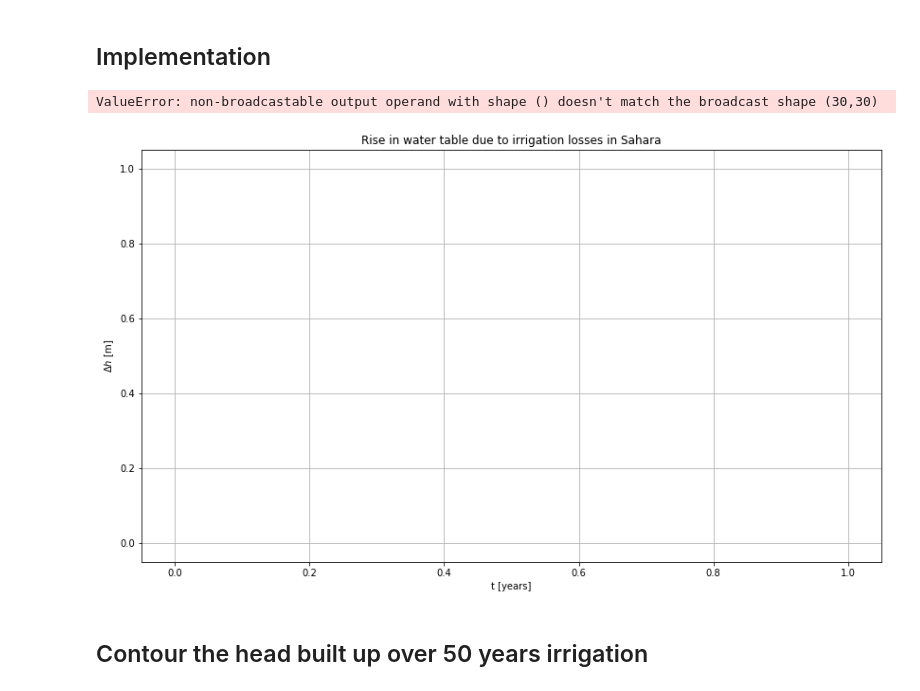
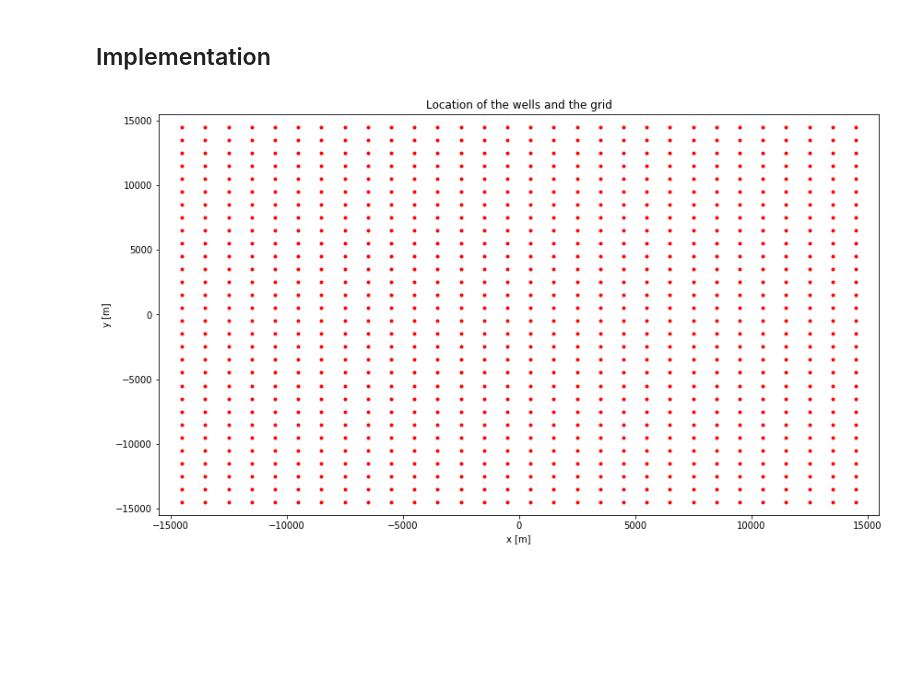
Before and after one commit to Olsthoorn/TransientGroundwaterFlow, a Jupyter notebook: excercises_notebooks/Alexandria-effect-irrigation.ipynb, the cells around one changed output. Drawn from its saved outputs; the diff is of its cells as text; code cells hidden in the pictures; blank space fills up the shorter version.

```diff
--- a/excercises_notebooks/Alexandria-effect-irrigation.ipynb
+++ b/excercises_notebooks/Alexandria-effect-irrigation.ipynb
@@ -50,8 +50,21 @@ S = 0.25 # [-], storage coefficient
 # %%
-# place wells
+# place the wells, which are on a regular 1000x1000 grid to simulate the irrigation.
+# The width and length of the irrigated area are both 30 km.
 a = 1000. # m cell size
 L = 30e3 # km
 xw = np.linspace(-(L - a)/2, (L - a)/2, L/a) # m, coordinatres of the cell centers = well
 yw = np.linspace(-(L - a)/2, (L - a)/2, L/a) # m, coordinaters of the cell centers = well
-Xw, Yw = np.meshgrid(xw, yw)
+
+# Genrate full 2D arrays of the x and y coordinates of the wells. Becaus these are 2D arrays,
+# I chose to use capital letters X and Y with a small w to show these are the irrigation well-coordinates
+Xw, Yw = np.meshgrid(xw, yw) #
+
+# Show the wells
+ax = newfig('Location of the wells and the grid', 'x [m]', 'y [m]',
+            xlim=(-(L + a) / 2 , (L + a) / 2), ylim=(-(L + a) / 2, (L + a) / 2))
+ax.grid(False)
+ax.plot(Xw, Yw, 'r.')
+plt.show() # See what happens if you omit plt.show()
+# %% [output]
+[figure, added]
 # %%
@@ -65,18 +74,0 @@ X0 = np.zeros_like(Y0)
-# %%
-# effect on observation point
-
-ax = newfig('Rise in water table due to irrigation losses in Sahara', 't [years]', '$\Delta h$ [m]')
-
-times = np.logspace(0, 2, 41) # time in years
-for t in times:
-    s = np.zeros_like(t)
-    for x0, y0 in zip(X0, Y0):
-        R = np.sqrt((x0 - Xw)**2 + (y0 - Yw)**2)
-        s += Q/(4 * np.pi * kD) * exp1(R**2 * S/ (4 * kD * t))
-        ax.plot(t, s, label='x0,y0 = ({:.0f}, {:.0f}) km'.format(x0/1000, y0/1000))
-ax.legend()
-# %% [output]
-ValueError: non-broadcastable output operand with shape () doesn't match the broadcast shape (30,30)
-[figure, removed]
-# %% [markdown]
-## Contour the head built up over 50 years irrigation
```
Also changed, not shown: parts of 10 cells of this notebook.
